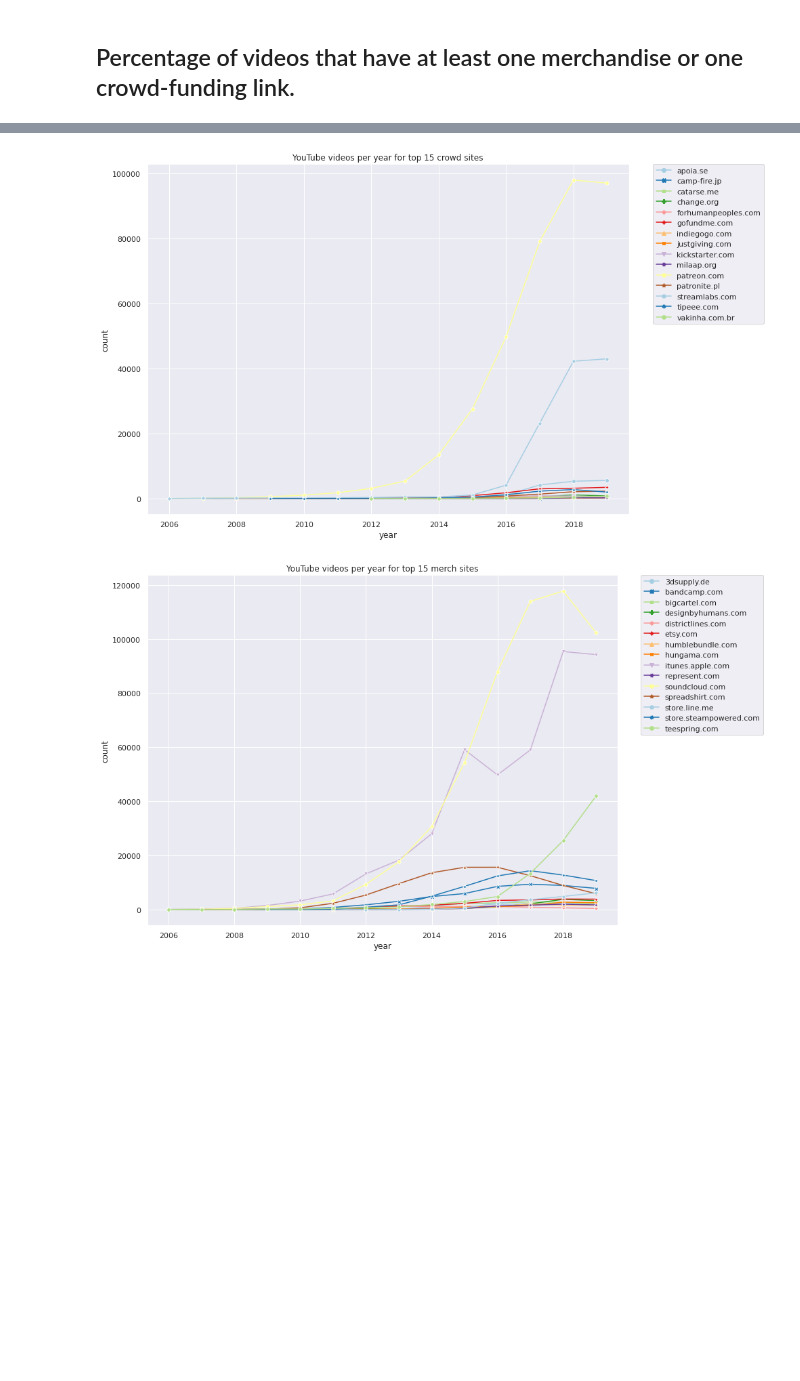
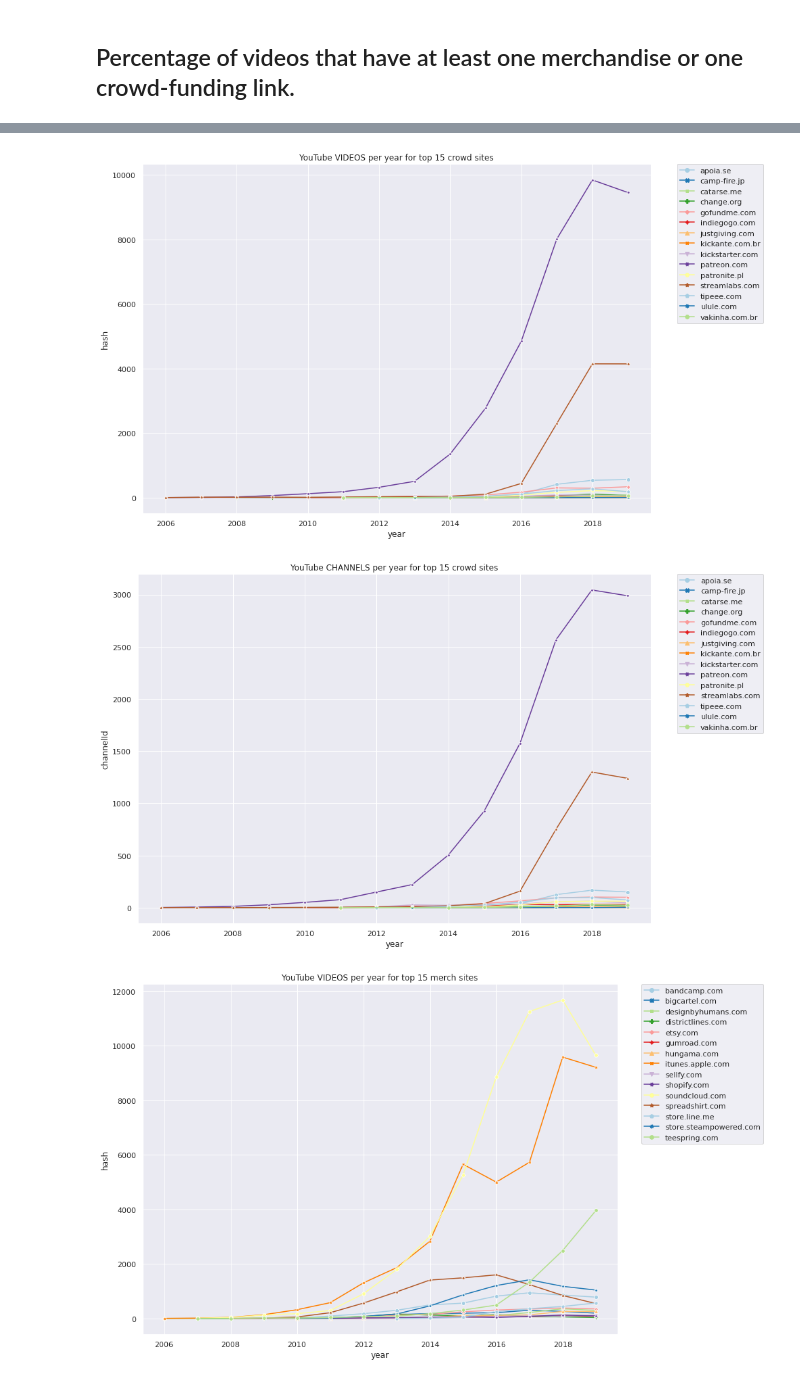
Before and after one commit to ErikBorra/yt_url_analysis, a Jupyter notebook: urls_analysis.ipynb, the cells around one changed output, grey strips where cells are left out. Saved outputs shown, nothing was run; the diff lists cells and outputs as text; code cells hidden in the pictures; blank space fills up the shorter version.

Commit message:
count video instead of rows; added unique channels per domain, unique videos per domain and uchannels/uvideos measures; graphs on unique channels and videos per year, rather than rows

```diff
--- a/urls_analysis.ipynb
+++ b/urls_analysis.ipynb
@@ -230,2 +284,20 @@ print("%s channels are monetized out of %s total channels, that is %s%%" % (mone
+# %%
+# count unique videos for each channel
+videoCountForChannel = pd_url_data.groupby('channelId')['hash'].nunique()
+# add videoCountForChannel as column
+pd_url_data['videoCountForChannel'] = pd_url_data['channelId'].map(videoCountForChannel)
+
+# count unique videos for each domain
+videoCountForDomain = pd_url_data.groupby('domain')['hash'].nunique()
+# add videoCountForDomain as column
+pd_url_data['videoCountForDomain'] = pd_url_data['domain'].map(videoCountForDomain)
+
+# count unique channels for domain
+channelCountForDomain = pd_url_data.groupby('domain')['channelId'].nunique()
+# add channelCountForDomain as column
+pd_url_data['channelCountForDomain'] = pd_url_data['domain'].map(channelCountForDomain)
+
+# add log(channels/videos) for domains
+pd_url_data['channelDivVideoForDomain'] = pd_url_data['channelCountForDomain']/pd_url_data['videoCountForDomain']
 # %% [markdown]
 ## Number of YouTube videos per domain, per monetization type. As well as graph of domains per year, per monetization type
@@ -232,31 +305,29 @@ print("%s channels are monetized out of %s total channels, that is %s%%" % (mone
 # %%
+domain_stats = {}
 for type in ['crowd','merch']:
 
-    ''' Count and describe '''
+    ''' Describe '''
+    domain_stats[type] = pd_url_data[['domain','channelCountForDomain','videoCountForDomain','channelDivVideoForDomain']][pd_url_data[type]==True].drop_duplicates()
 
-    # reset count column to 1
-    pd_url_data['count'] = 1
-    # filter pd_url_data to only retain info for rows with merch domain
-    filtered = {}
-    filtered[type] = pd_url_data[pd_url_data[type]==True]
-    # count type domains in data set and sort in reverse
-    filtered_count = {}
-    filtered_count[type] = filtered[type].groupby(["domain"]).count()['count'].sort_values(ascending=False)
     # print header
     print("%s domain count" % type)
-    # print most used merch domains
-    print(filtered_count[type].head(limit))
+    # print most used TYPE domains
+    print(domain_stats[type].sort_values(by=['channelCountForDomain','channelDivVideoForDomain'],ascending=False).head(limit))
     print("\n")
-    # print merch domain stats
+    # print TYPE domain stats
     print("%s domain stats" % type)
-    print(filtered_count[type].describe())
+    print(domain_stats[type].describe())
     print("\n")
 
     ''' Graph '''
 
-    # limit data by top overall merch domain for graph
+    # filter pd_url_data to only retain info for rows with TYPE domain
+    filtered = {}
+    filtered[type] = pd_url_data[pd_url_data[type]==True]
+
+    # limit data by top overall TYPE domain for graph
     top_domains = {}
-    top_domains[type] = filtered_count[type].keys().to_series().head(limit)
+    top_domains[type] = domain_stats[type].sort_values(by="channelCountForDomain",ascending=False)['domain'][0:limit]
     filtered_limited = {}
     filtered_limited[type] = filtered[type][filtered[type]['domain'].isin(top_domains[type])==True]
 
@@ -266,15 +337,32 @@ for type in ['crowd','merch']:
     color_palette = {}
     color_palette[type] = sns.color_palette("Paired",n_colors=num_domains[type])
 
-    # count by merch domain and year
+    # count videos by TYPE domain and year
     filtered_limited_count = {}
-    filtered_limited_count[type] = filtered_limited[type].groupby(["domain","year"]).count()
+    filtered_limited_count[type] = filtered_limited[type].groupby(["domain","year"])['hash'].nunique()
+    filtered_limited_count[type] = filtered_limited_count[type].to_frame()
+    filtered_limited_count[type].reset_index(inplace=True)
+    print(filtered_limited_count[type].head())
 
-    # plot rise of crowd sites, per year
+    # plot rise of TYPE sites, for videos per year
     plt.figure()
-    sns.lineplot(x="year", y="count", hue="domain", style="domain", palette = color_palette[type], markers=True, dashes=False, data=filtered_limited_count[type])
-    plt.title("YouTube videos per year for top %s %s sites" % (limit,type))
+    sns.lineplot(x="year", y="hash", hue="domain", style="domain", palette = color_palette[type], markers=True, dashes=False, data=filtered_limited_count[type])
+    plt.title("YouTube VIDEOS per year for top %s %s sites" % (limit,type))
     plt.legend(bbox_to_anchor=(1.05, 1), loc=2, borderaxespad=0.)
     plt.tight_layout()
+
+    # count channels by TYPE domain and year
+    filtered_limited_count = {}
+    filtered_limited_count[type] = filtered_limited[type].groupby(["domain","year"])['channelId'].nunique()
+    filtered_limited_count[type] = filtered_limited_count[type].to_frame()
+    filtered_limited_count[type].reset_index(inplace=True)
+    print(filtered_limited_count[type].head())
+
+    # plot rise of TYPE sites, for channels per year
+    plt.figure()
+    sns.lineplot(x="year", y="channelId", hue="domain", style="domain", palette = color_palette[type], markers=True, dashes=False, data=filtered_limited_count[type])
+    plt.title("YouTube CHANNELS per year for top %s %s sites" % (limit,type))
+    plt.legend(bbox_to_anchor=(1.05, 1), loc=2, borderaxespad=0.)
+    plt.tight_layout()
 # %% [output]
 crowd domain count
@@ -297,2 +385,3 @@ Name: count, dtype: float64
-[figure, old version]
+[figure, new version]
-[figure, old version]
+[figure, new version]
+[figure, added]
```
Also changed, not shown: parts of 23 cells of this notebook.
